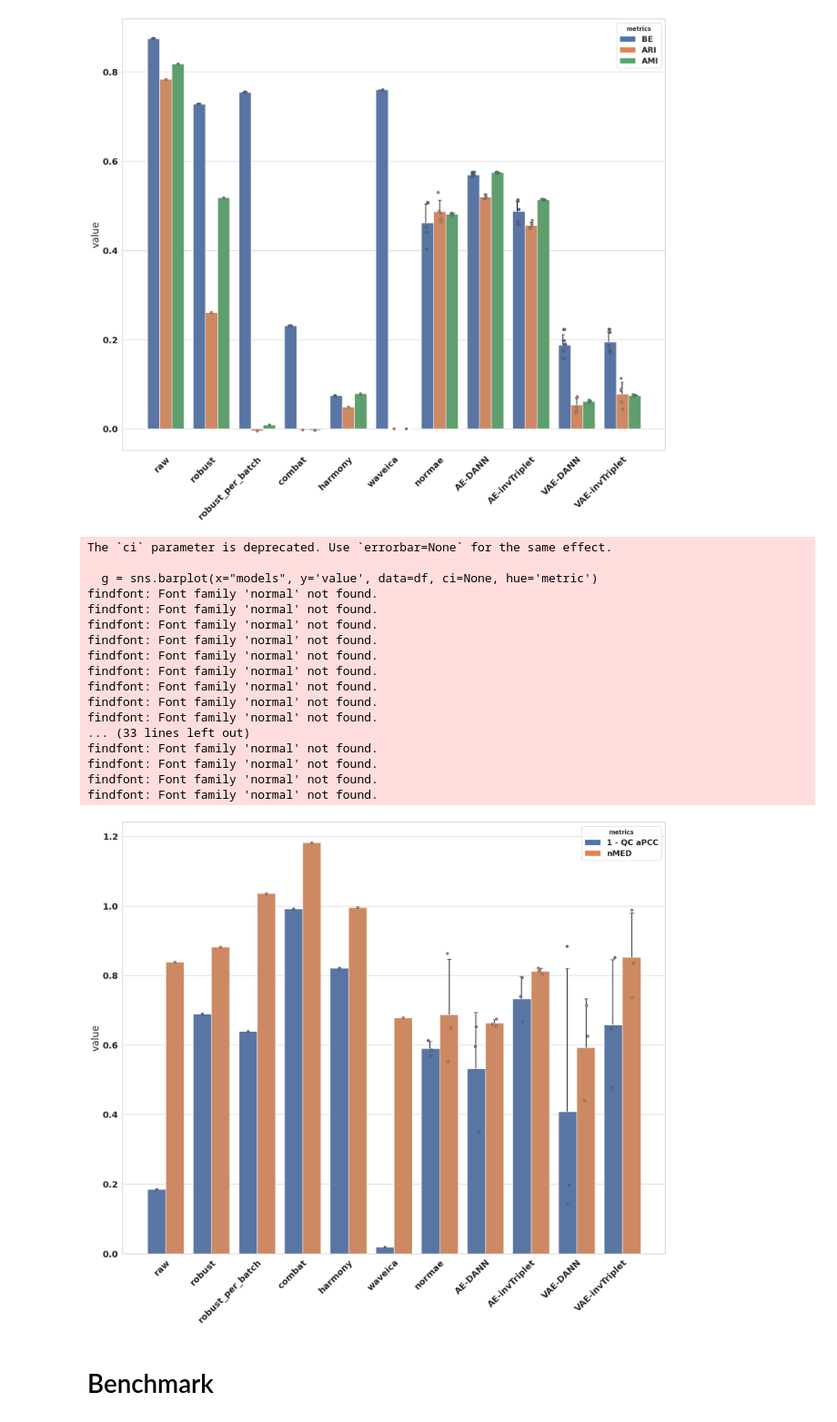
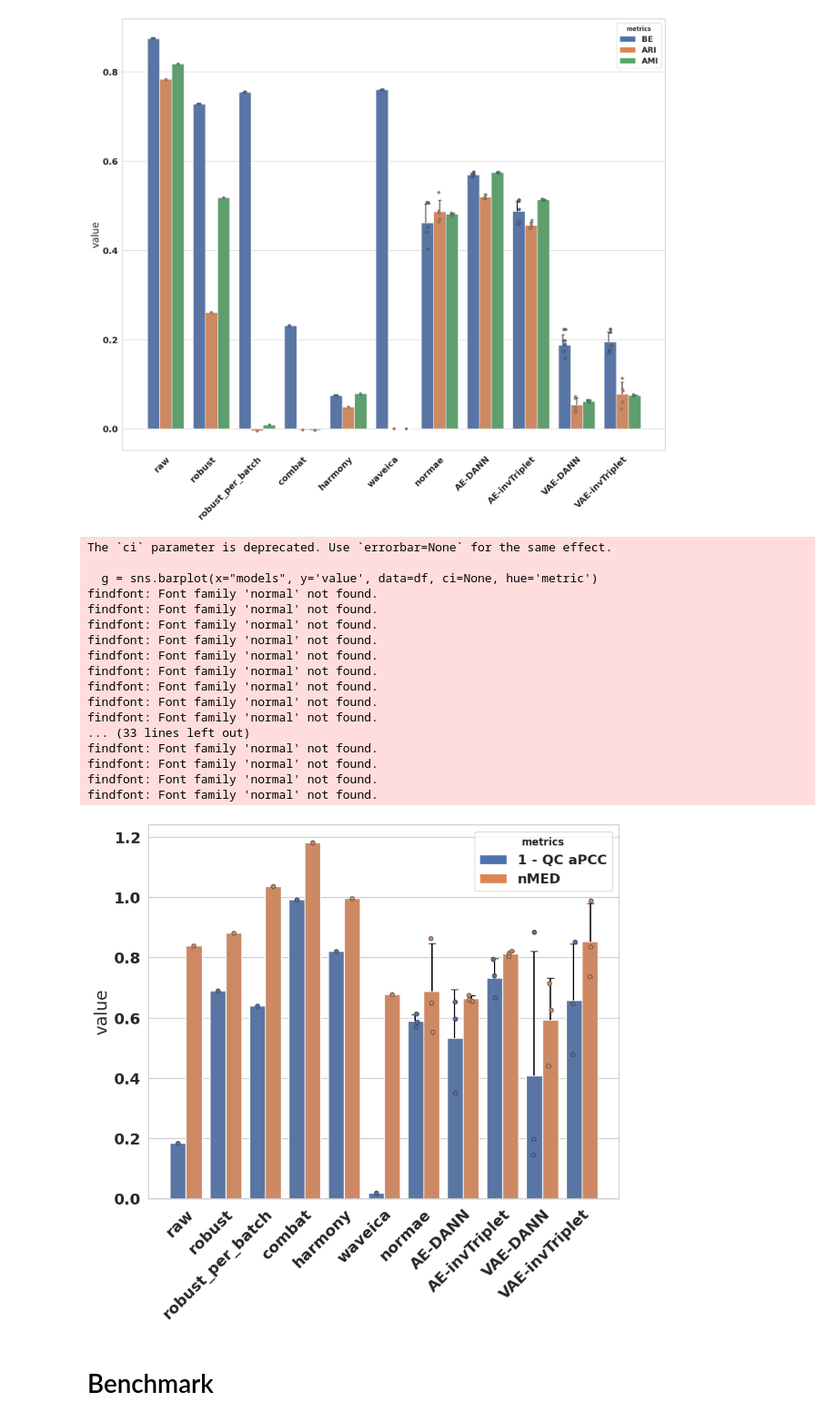
Before and after one commit to spell00/BERNN_MSMS, a Jupyter notebook: notebooks/make_batch_effect_charts_with_dots-less.ipynb, the cells around one changed output. Shown at 91% size. Cells and saved outputs as stored; diff of their text form; code cells hidden in the pictures.

```diff
--- a/notebooks/make_batch_effect_charts_with_dots-less.ipynb
+++ b/notebooks/make_batch_effect_charts_with_dots-less.ipynb
@@ -6,6 +6,8 @@ import seaborn as sns
 import matplotlib.pyplot as plt
 import matplotlib
 from matplotlib.patches import Patch
+# %%
+figsize = (10, 8)
 # %% [markdown]
 # Alzheimer
 # %%
@@ -145,7 +147,7 @@ width = 0.155
 
 df = pd.concat((df_be, df_ari, df_ami), 0)
 
-sns.set(rc={'figure.figsize':(20, 16)})
+sns.set(rc={'figure.figsize':figsize})
 sns.set_style(style='whitegrid')
 g = sns.barplot(x="models", y='value', data=df, ci=None, hue='metric')
 # g.legend_.remove()
@@ -220,7 +222,7 @@ width = 0.155
 
 df = pd.concat((df_apcc, df_qc), 0)
 
-sns.set(rc={'figure.figsize':(20,16)})
+sns.set(rc={'figure.figsize':figsize})
 sns.set_style(style='whitegrid')
 g = sns.barplot(x="models", y='value', data=df, ci=None, hue='metric')
 # g.legend_.remove()
@@ -459,7 +461,7 @@ width = 0.155
 
 df = pd.concat((df_apcc, df_qc), 0)
 
-sns.set(rc={'figure.figsize':(20,16)})
+sns.set(rc={'figure.figsize':figsize})
 sns.set_style(style='whitegrid')
 g = sns.barplot(x="models", y='value', data=df, ci=None, hue='metric')
 # g.legend_.remove()
@@ -672,7 +674,7 @@ width = 0.155
 
 df = pd.concat((df_apcc, df_qc), 0)
 
-sns.set(rc={'figure.figsize':(20,16)})
+sns.set(rc={'figure.figsize':figsize})
 sns.set_style(style='whitegrid')
 g = sns.barplot(x="models", y='value', data=df, ci=None, hue='metric')
 # g.legend_.remove()
@@ -708,34 +710,34 @@ matplotlib.rc('font', **font)
 g.set_xlabel("")
 g.set_ylabel("value",fontsize=20)
 plt.xticks(rotation = 45, ha='right', rotation_mode='anchor', fontsize=18)
 plt.yticks(fontsize=18)
 
 handles = [
     Patch(facecolor=color, label=label)
     for label, color in zip(['1 - QC aPCC', "nMED"], ['C0', 'C1'])
 ]
 
 g.legend(handles=handles, fontsize=16, title="metrics")
 plt.show()
 # %% [output]
 The `ci` parameter is deprecated. Use `errorbar=None` for the same effect.
 
   g = sns.barplot(x="models", y='value', data=df, ci=None, hue='metric')
 findfont: Font family 'normal' not found.
 findfont: Font family 'normal' not found.
 findfont: Font family 'normal' not found.
 findfont: Font family 'normal' not found.
 findfont: Font family 'normal' not found.
 findfont: Font family 'normal' not found.
 findfont: Font family 'normal' not found.
 findfont: Font family 'normal' not found.
 findfont: Font family 'normal' not found.
 ... (33 lines left out)
 findfont: Font family 'normal' not found.
 findfont: Font family 'normal' not found.
 findfont: Font family 'normal' not found.
 findfont: Font family 'normal' not found.
-[figure, old version]
+[figure, new version]
 # %% [markdown]
 # Benchmark
 # %%
```
Also changed, not shown: parts of 3 cells of this notebook.
